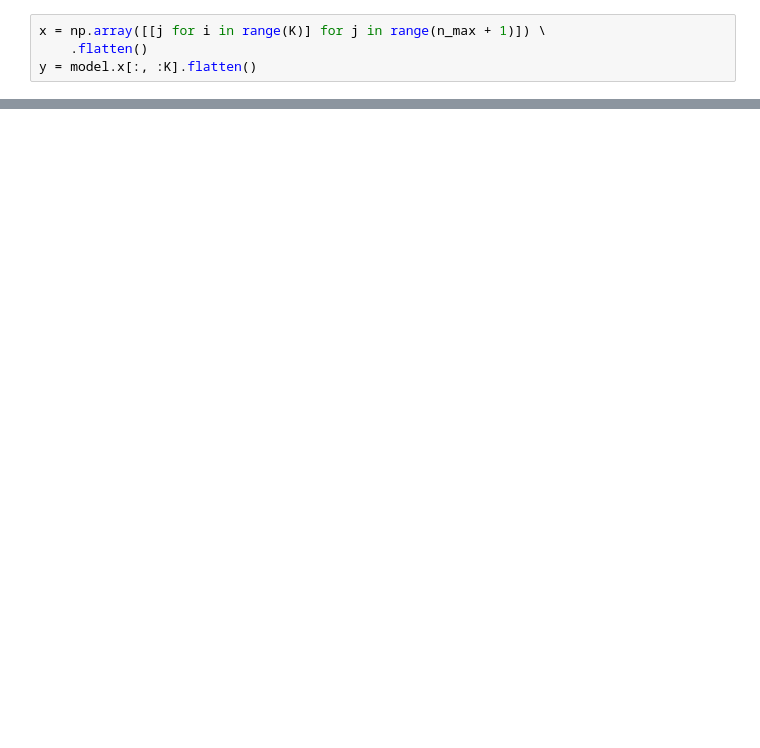
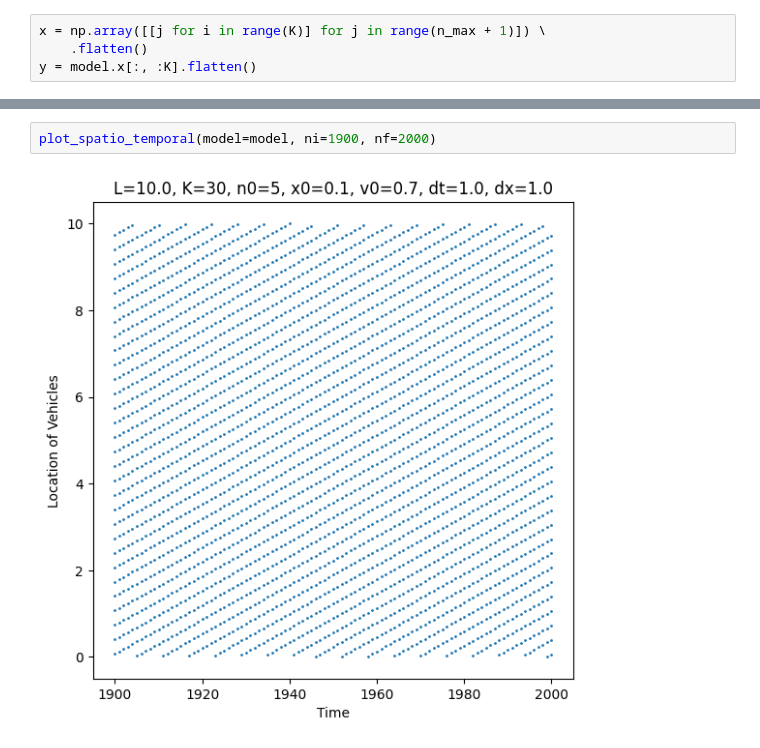
Before and after one commit to tt6-mzn/s2s-OV-model, a Jupyter notebook: ds2s-OV/test.ipynb, the cells around one changed output, grey strips where cells are left out. Saved outputs shown, nothing was run; the diff lists cells and outputs as text; blank space fills up the shorter version.

```diff
--- a/ds2s-OV/test.ipynb
+++ b/ds2s-OV/test.ipynb
@@ -64,0 +53,4 @@ plt.show()
+# %%
+plot_spatio_temporal(model=model, ni=1900, nf=2000)
+# %% [output]
+[figure, added]
```
Also changed, not shown: parts of 9 cells of this notebook, 1 other file.
